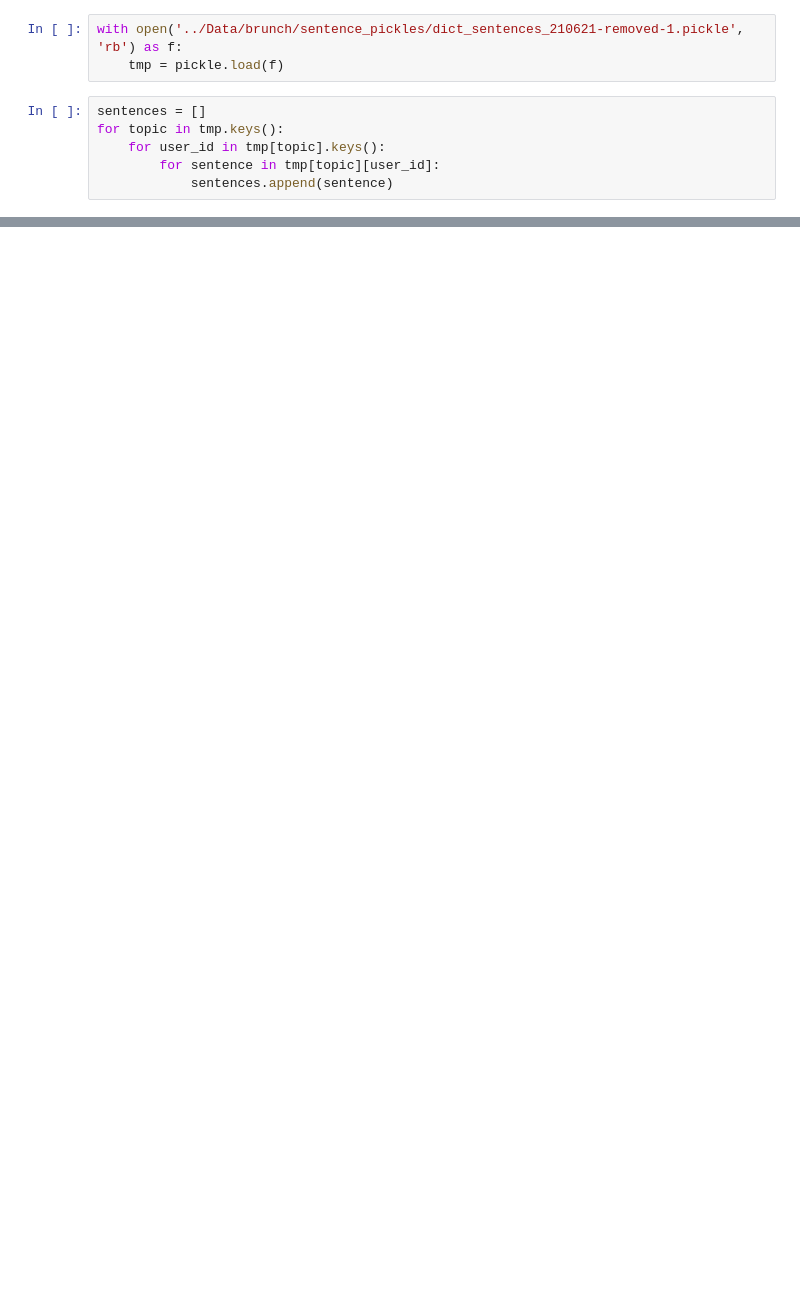
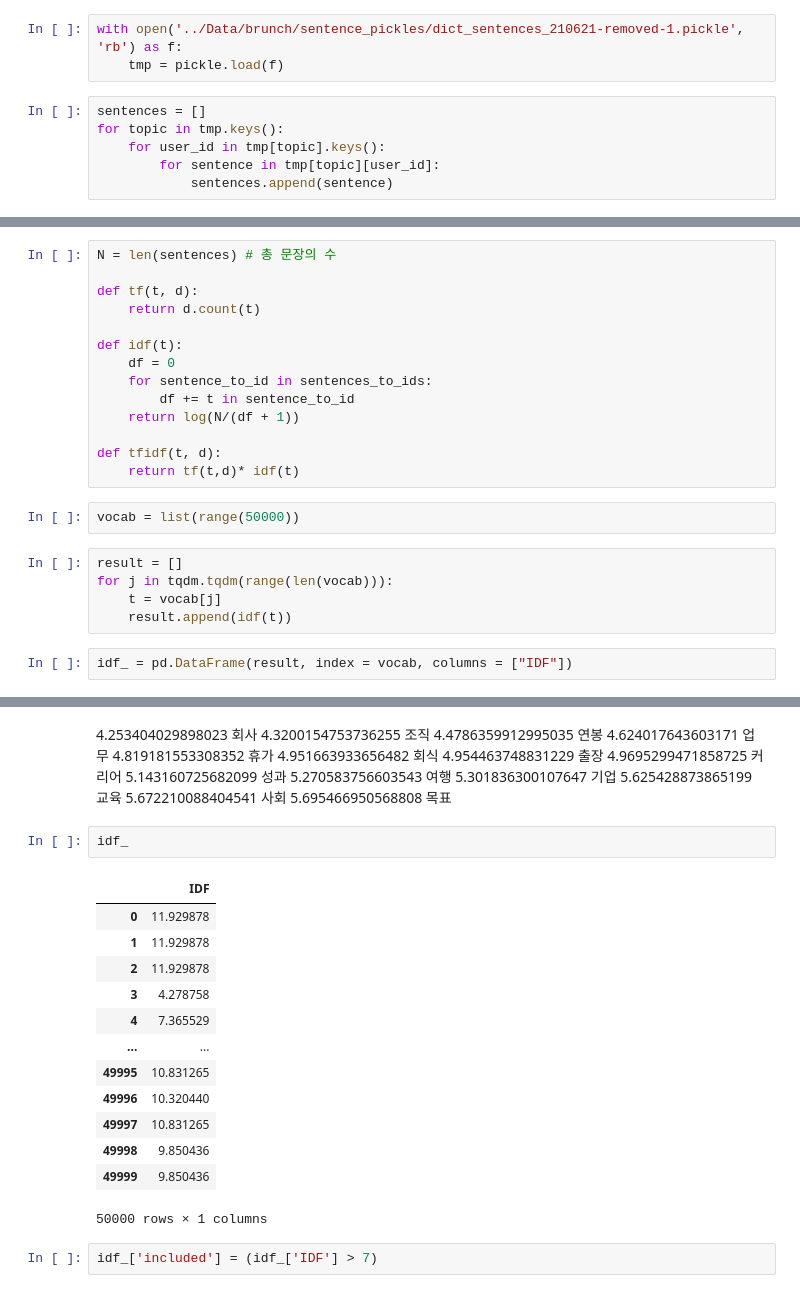
Before and after one commit to kayjayk/NLP, a Jupyter notebook: tokenization/sentencepiece-practice.ipynb, the cells around one changed output, grey strips where cells are left out. Saved outputs shown, nothing was run; the diff lists cells and outputs as text; blank space fills up the shorter version.

```diff
--- a/tokenization/sentencepiece-practice.ipynb
+++ b/tokenization/sentencepiece-practice.ipynb
@@ -50,0 +118,23 @@ b
+# %%
+N = len(sentences) # 총 문장의 수
+
+def tf(t, d):
+    return d.count(t)
+
+def idf(t):
+    df = 0
+    for sentence_to_id in sentences_to_ids:
+        df += t in sentence_to_id
+    return log(N/(df + 1))
+
+def tfidf(t, d):
+    return tf(t,d)* idf(t)
+# %%
+vocab = list(range(50000))
+# %%
+result = []
+for j in tqdm.tqdm(range(len(vocab))):
+    t = vocab[j]
+    result.append(idf(t))
+# %%
+idf_ = pd.DataFrame(result, index = vocab, columns = ["IDF"])
@@ -50,0 +167,33 @@ b
+# %% [markdown]
+4.253404029898023 회사
+4.3200154753736255 조직
+4.4786359912995035 연봉
+4.624017643603171 업무
+4.819181553308352 휴가
+4.951663933656482 회식
+4.954463748831229 출장
+4.9695299471858725 커리어
+5.143160725682099 성과
+5.270583756603543 여행
+5.301836300107647 기업
+5.625428873865199 교육
+5.672210088404541 사회
+5.695466950568808 목표
+# %%
+idf_
+# %% [output]
+|  | IDF |
+| 0 | 11.929878 |
+| 1 | 11.929878 |
+| 2 | 11.929878 |
+| 3 | 4.278758 |
+| 4 | 7.365529 |
+| ... | ... |
+| 49995 | 10.831265 |
+| 49996 | 10.320440 |
+| 49997 | 10.831265 |
+| 49998 | 9.850436 |
+| 49999 | 9.850436 |
+50000 rows × 1 columns
+# %%
+idf_['included'] = (idf_['IDF'] > 7)
```
Also changed, not shown: parts of 42 cells of this notebook, 5 other files.
